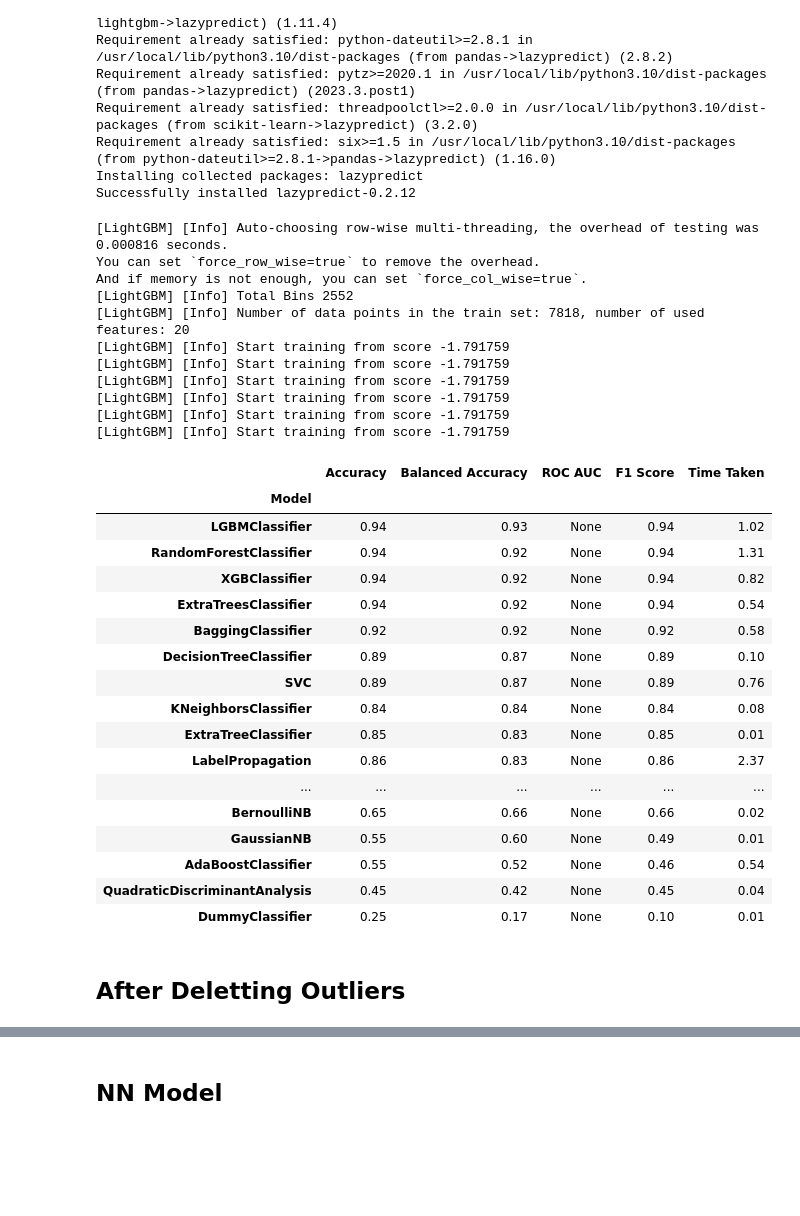
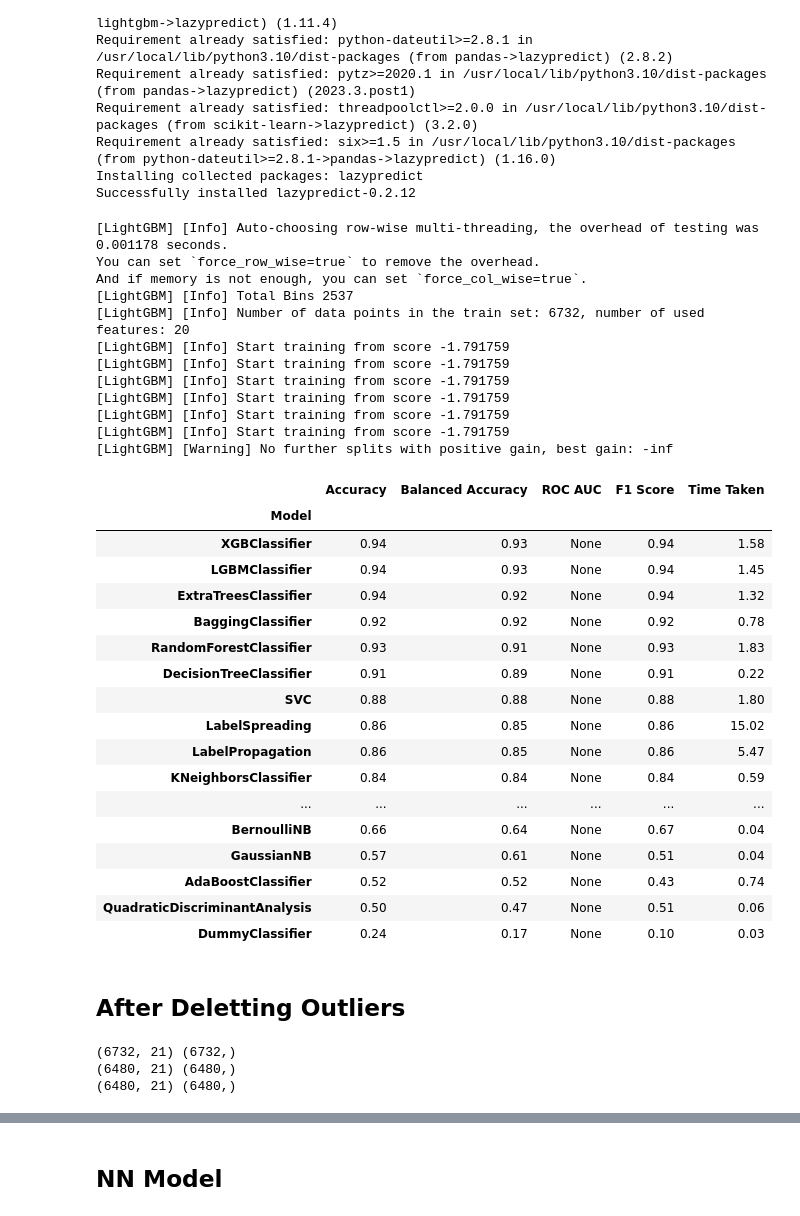
Before and after one commit to AbdullahAXR/Multifaceted-Machine-Learning-A-Multiclass-Classification, a Jupyter notebook: Project.ipynb, the cells around one changed output, grey strips where cells are left out. Drawn from its saved outputs; the diff is of its cells as text; code cells hidden in the pictures; blank space fills up the shorter version.

```diff
--- a/Project.ipynb
+++ b/Project.ipynb
@@ -187,7 +188,7 @@ Index(['X5', 'X2', 'X3', 'X4', 'X6', 'X1', 'X10', 'X7', 'X8', 'X9', 'X11',
 #split data into train and test
 from sklearn.model_selection import train_test_split
 X, y = df.iloc[:, :-1], df.iloc[:, -1]
-X_train, X_test, y_train, y_test = train_test_split(X, y, test_size=0.2, random_state=42)
+X_train, X_test, y_train, y_test = train_test_split(X, y, test_size=0.3, random_state=777)
 
 print(X_train.shape, X_test.shape, y_train.shape, y_test.shape)
 # %% [output]
@@ -516,50 +539,57 @@ Successfully installed lazypredict-0.2.12
 # %%
 from lazypredict.Supervised import LazyClassifier
 
 
 clf = LazyClassifier(verbose=0,ignore_warnings=True, custom_metric=None)
-models,predictions = clf.fit(X_train, X_test, y_train_categorical, y_test_categorical)
-models
+models_df, predictions = clf.fit(X_train, X_test, y_train_categorical, y_test_categorical)
+display(models_df)
 # %% [output]
-[LightGBM] [Info] Auto-choosing row-wise multi-threading, the overhead of testing was 0.000816 seconds.
+[LightGBM] [Info] Auto-choosing row-wise multi-threading, the overhead of testing was 0.001178 seconds.
 You can set `force_row_wise=true` to remove the overhead.
 And if memory is not enough, you can set `force_col_wise=true`.
-[LightGBM] [Info] Total Bins 2552
-[LightGBM] [Info] Number of data points in the train set: 7818, number of used features: 20
+[LightGBM] [Info] Total Bins 2537
+[LightGBM] [Info] Number of data points in the train set: 6732, number of used features: 20
 [LightGBM] [Info] Start training from score -1.791759
 [LightGBM] [Info] Start training from score -1.791759
 [LightGBM] [Info] Start training from score -1.791759
 [LightGBM] [Info] Start training from score -1.791759
 [LightGBM] [Info] Start training from score -1.791759
 [LightGBM] [Info] Start training from score -1.791759
+[LightGBM] [Warning] No further splits with positive gain, best gain: -inf
 |  | Accuracy | Balanced Accuracy | ROC AUC | F1 Score | Time Taken |
 | Model |  |  |  |  |  |
-| LGBMClassifier | 0.94 | 0.93 | None | 0.94 | 1.02 |
-| RandomForestClassifier | 0.94 | 0.92 | None | 0.94 | 1.31 |
-| XGBClassifier | 0.94 | 0.92 | None | 0.94 | 0.82 |
-| ExtraTreesClassifier | 0.94 | 0.92 | None | 0.94 | 0.54 |
-| BaggingClassifier | 0.92 | 0.92 | None | 0.92 | 0.58 |
-| DecisionTreeClassifier | 0.89 | 0.87 | None | 0.89 | 0.10 |
-| SVC | 0.89 | 0.87 | None | 0.89 | 0.76 |
-| KNeighborsClassifier | 0.84 | 0.84 | None | 0.84 | 0.08 |
-| ExtraTreeClassifier | 0.85 | 0.83 | None | 0.85 | 0.01 |
-| LabelPropagation | 0.86 | 0.83 | None | 0.86 | 2.37 |
+| XGBClassifier | 0.94 | 0.93 | None | 0.94 | 1.58 |
+| LGBMClassifier | 0.94 | 0.93 | None | 0.94 | 1.45 |
+| ExtraTreesClassifier | 0.94 | 0.92 | None | 0.94 | 1.32 |
+| BaggingClassifier | 0.92 | 0.92 | None | 0.92 | 0.78 |
+| RandomForestClassifier | 0.93 | 0.91 | None | 0.93 | 1.83 |
+| DecisionTreeClassifier | 0.91 | 0.89 | None | 0.91 | 0.22 |
+| SVC | 0.88 | 0.88 | None | 0.88 | 1.80 |
+| LabelSpreading | 0.86 | 0.85 | None | 0.86 | 15.02 |
+| LabelPropagation | 0.86 | 0.85 | None | 0.86 | 5.47 |
+| KNeighborsClassifier | 0.84 | 0.84 | None | 0.84 | 0.59 |
 | ... | ... | ... | ... | ... | ... |
-| BernoulliNB | 0.65 | 0.66 | None | 0.66 | 0.02 |
-| GaussianNB | 0.55 | 0.60 | None | 0.49 | 0.01 |
-| AdaBoostClassifier | 0.55 | 0.52 | None | 0.46 | 0.54 |
-| QuadraticDiscriminantAnalysis | 0.45 | 0.42 | None | 0.45 | 0.04 |
-| DummyClassifier | 0.25 | 0.17 | None | 0.10 | 0.01 |
+| BernoulliNB | 0.66 | 0.64 | None | 0.67 | 0.04 |
+| GaussianNB | 0.57 | 0.61 | None | 0.51 | 0.04 |
+| AdaBoostClassifier | 0.52 | 0.52 | None | 0.43 | 0.74 |
+| QuadraticDiscriminantAnalysis | 0.50 | 0.47 | None | 0.51 | 0.06 |
+| DummyClassifier | 0.24 | 0.17 | None | 0.10 | 0.03 |
 # %% [markdown]
 ## After Deletting Outliers
 # %%
 
 #delete outliers
 print(X_train.shape, y_train_categorical.shape)
-X_train_no = X_train[~(outliers.any(axis=1))]
-y_train_no = y_train_categorical[~(outliers.any(axis=1))]
+X_train_no = X_train[(X_train < 3).all(axis=1)]
+y_train_no = y_train_categorical[(X_train < 3).all(axis=1)]
+
+
 print(X_train_no.shape, y_train_no.shape)
 print(X_train_no.shape, y_train_no.shape)
+# %% [output]
+(6732, 21) (6732,)
+(6480, 21) (6480,)
+(6480, 21) (6480,)
 # %%
 #Logistic Regression
 from sklearn.linear_model import LogisticRegression
```
Also changed, not shown: parts of 39 cells of this notebook, 1 other file.
